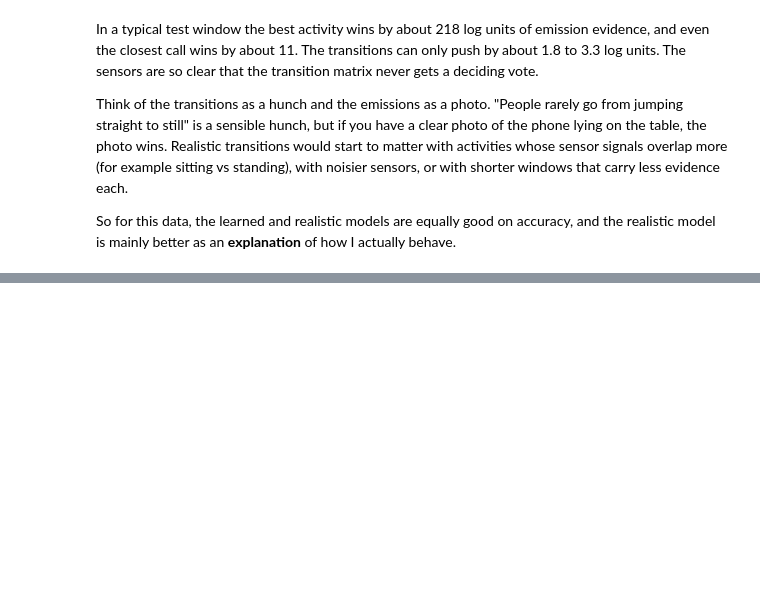
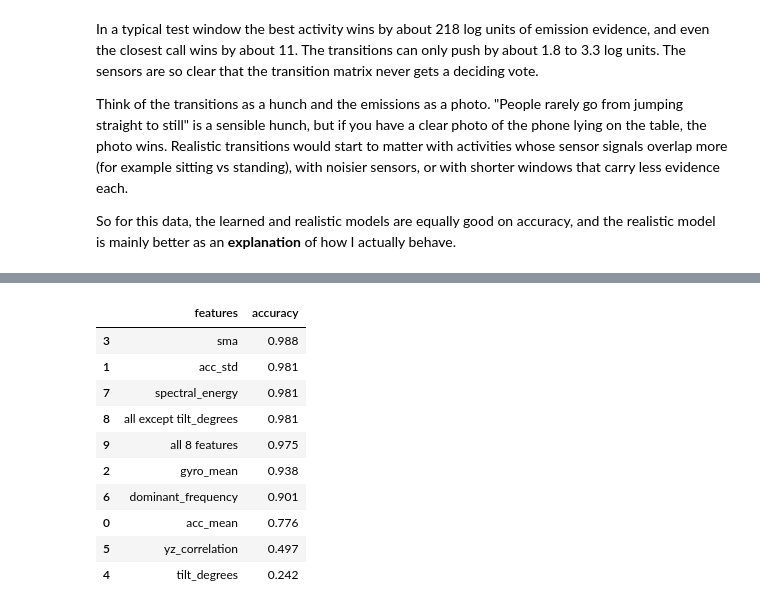
Before and after one commit to michael-alu/hidden-markov-models, a Jupyter notebook: hmm_activity_recognition.ipynb, the cells around one changed output, grey strips where cells are left out. Cells and saved outputs as stored; diff of their text form; code cells hidden in the pictures; blank space fills up the shorter version.

```diff
--- a/hmm_activity_recognition.ipynb
+++ b/hmm_activity_recognition.ipynb
@@ -1726,0 +1731,53 @@ So for this data, the learned and realistic models are equally good on accuracy,
+# %%
+def build_feature_subset_model(model: HmmModel, feature_names: list[str]) -> HmmModel:
+    feature_indexes = [FEATURE_NAMES.index(feature_name) for feature_name in feature_names]
+
+    subset_model: HmmModel = {
+        "start_probabilities": model["start_probabilities"],
+        "transition_matrix": model["transition_matrix"],
+        "means": model["means"][:, feature_indexes],
+        "variances": model["variances"][:, feature_indexes],
+    }
+
+    return subset_model
+
+
+def score_feature_subset(feature_names: list[str]) -> float:
+    subset_model = build_feature_subset_model(trained_model, feature_names)
+
+    subset_sessions = decode_test_sessions(subset_model, feature_names)
+
+    return calculate_scored_accuracy(subset_sessions)
+# %%
+ablation_rows: list[FeatureAblationRow] = []
+
+for feature_name in FEATURE_NAMES:
+    single_feature_row: FeatureAblationRow = {"features": feature_name, "accuracy": round(score_feature_subset([feature_name]), 3)}
+
+    ablation_rows.append(single_feature_row)
+
+features_without_tilt = [feature_name for feature_name in FEATURE_NAMES if feature_name != "tilt_degrees"]
+
+without_tilt_row: FeatureAblationRow = {"features": "all except tilt_degrees", "accuracy": round(score_feature_subset(features_without_tilt), 3)}
+
+all_features_row: FeatureAblationRow = {"features": "all 8 features", "accuracy": round(score_feature_subset(FEATURE_NAMES), 3)}
+
+ablation_rows.append(without_tilt_row)
+
+ablation_rows.append(all_features_row)
+
+ablation_table = pd.DataFrame(ablation_rows).sort_values("accuracy", ascending=False)
+
+ablation_table
+# %% [output]
+|  | features | accuracy |
+| 3 | sma | 0.988 |
+| 1 | acc_std | 0.981 |
+| 7 | spectral_energy | 0.981 |
+| 8 | all except tilt_degrees | 0.981 |
+| 9 | all 8 features | 0.975 |
+| 2 | gyro_mean | 0.938 |
+| 6 | dominant_frequency | 0.901 |
+| 0 | acc_mean | 0.776 |
+| 5 | yz_correlation | 0.497 |
+| 4 | tilt_degrees | 0.242 |
```
Also changed, not shown: parts of 11 cells of this notebook.
